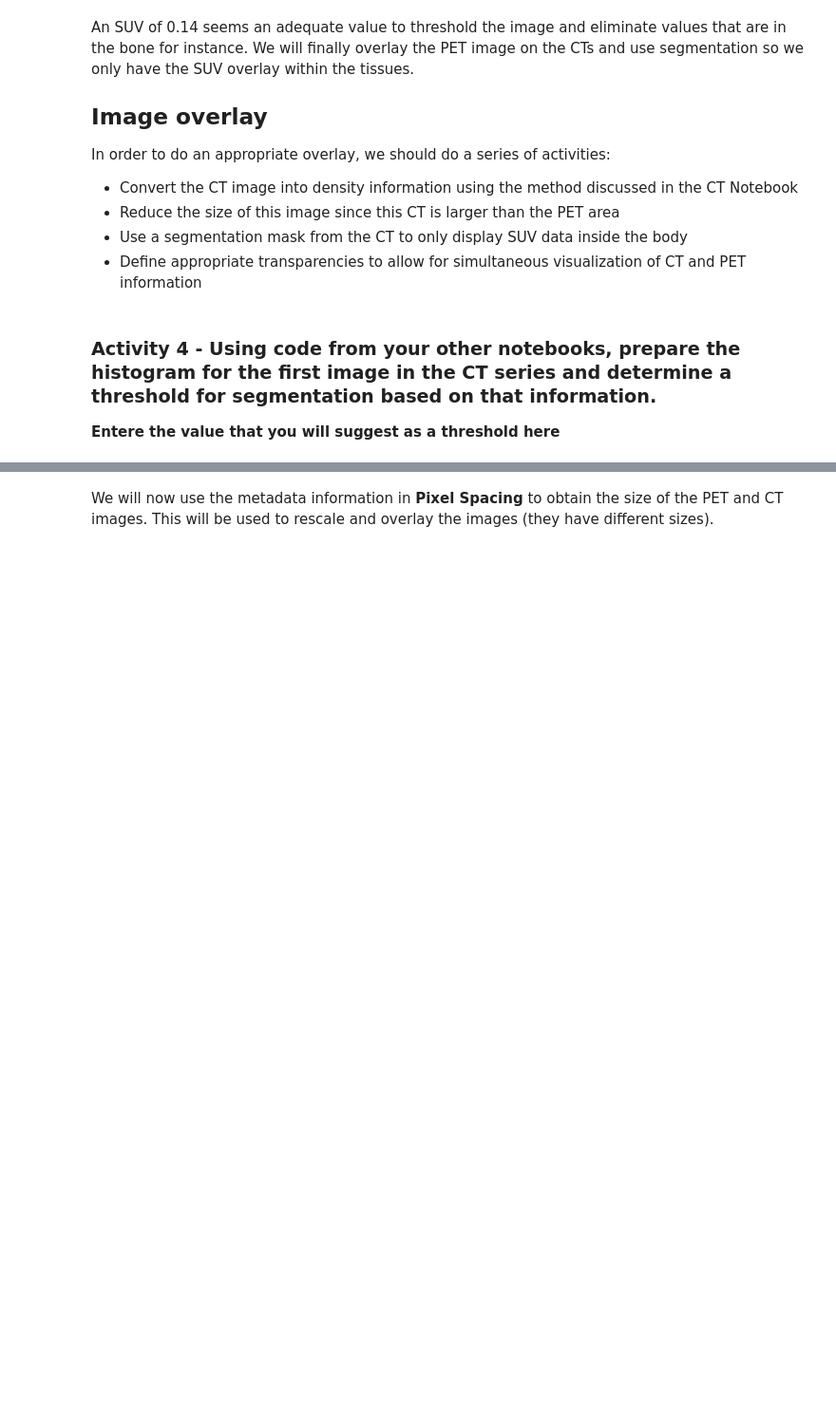
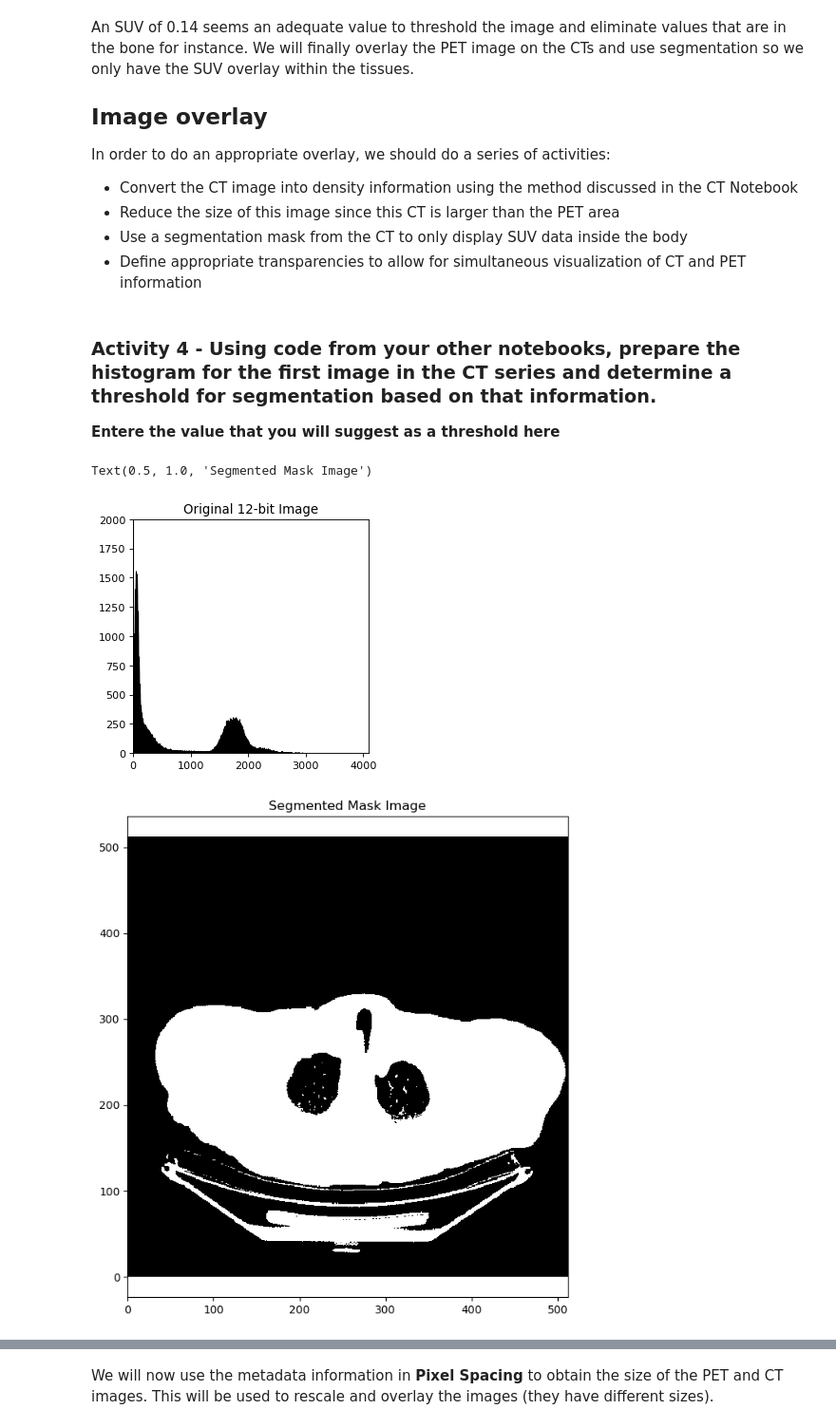
Before and after one commit to ibrahim29asad/BMEN509-UCID30088413, a Jupyter notebook: N6-NuclearMedicine.ipynb, the cells around one changed output, grey strips where cells are left out. Shown: that part at 95% size. Cells and saved outputs as stored; diff of their text form; code cells hidden in the pictures; blank space fills up the shorter version.

```diff
--- a/N6-NuclearMedicine.ipynb
+++ b/N6-NuclearMedicine.ipynb
@@ -404,3 +401,65 @@ In order to do an appropriate overlay, we should do a series of activities:
+# %%
+# Add Code for Activity 4
+# HERE
+# As usual we will have the magic command for figures inline, but you can use interactive nbagg if you prefer
+%matplotlib inline
+
+# And we will start by importing the numerical and ploting packages
+import numpy as np
+import matplotlib.pyplot as plt
+import matplotlib.image as mpimg
+
+# As well as the DICOM package
+import pydicom
+
+# Get file
+RefDs = pydicom.read_file('Source Files/PET_DICOMs/CT/000000.dcm')
+ConstPixelDims = (int(RefDs.Rows), int(RefDs.Columns))
+# Then initialize in zeros an array
+ArrayDicom = np.zeros(ConstPixelDims, dtype=RefDs.pixel_array.dtype)
+# Finally we had already read the file and we have the image information in the pixel_array (final field)
+ArrayDicom[:,:]=RefDs.pixel_array
+# Some rendering tools here to set the size of that image to a specific value dpi and equal axis or square image as well
+# as work with grayscale
+fig=plt.figure(figsize=(4, 4), dpi= 80, facecolor='w', edgecolor='b')
+#plt.axes().set_aspect('equal') #this makes the image square
+plt.set_cmap(plt.gray()) #grayscale
+# Colormesh will require a horizontal and vertical axes
+Rows=np.arange(RefDs.Rows)
+Columns=np.arange(RefDs.Columns)
+# This is the actual rendering
+#plt.pcolormesh(Rows, Columns, np.flipud(ArrayDicom[:, :]))
+NormIm=1.0*ArrayDicom
+NormIm=NormIm/np.max(ArrayDicom)
+Im=NormIm*(pow(2,12)-1)  #original encoding at 12 bits
+Im=Im.astype(int)
+
+NN=RefDs.Rows  #keep the size of the image in NN
+
+
+# This uses numpy to generate a histogram
+hist,bins = np.histogram(Im.flatten(),4096,[0,4096])
+
+# And we plot the histogram here for the original 12 bit image
+plt.hist(Im.flatten(), 4096, [0,4096], fc='k', ec='k')
+plt.xlim([0,4096])
+plt.ylim([0,2000])
+plt.title('Original 12-bit Image')
+
+markers = np.zeros_like(Im)
+markers[Im <= 800] = 1
+markers[Im > 800] = 2
+markers[Im > 800] = 3
+
+plt.figure(figsize=(16, 8))
+plt.subplot(121)
+plt.pcolormesh(np.flipud(markers[:,:]))
+plt.axis('equal') #this makes the image square
+plt.title('Segmented Mask Image')
+# %% [output]
+Text(0.5, 1.0, 'Segmented Mask Image')
+[figure, added]
+[figure, added]
 # %%
 import cv2
 ###### SEGMENTATION
```
Also changed, not shown: parts of 2 cells of this notebook.
